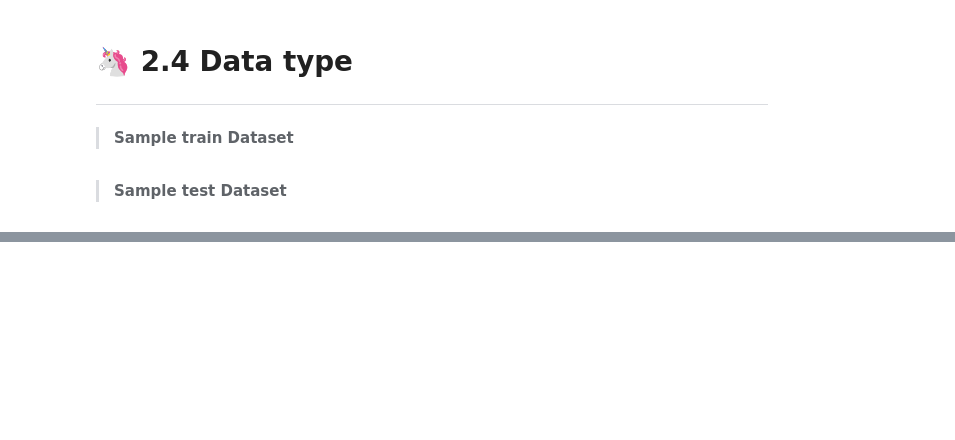
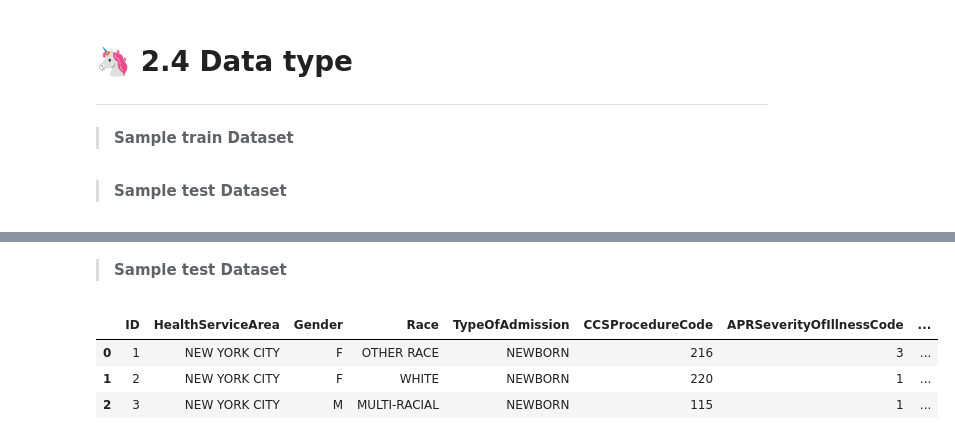
Before and after one commit to ChauHuynh1/DataScience, a Jupyter notebook: Hospital/HospitalProblem.ipynb, the cells around one changed output, grey strips where cells are left out. Cells and saved outputs as stored; diff of their text form; code cells hidden in the pictures; blank space fills up the shorter version.

```diff
--- a/Hospital/HospitalProblem.ipynb
+++ b/Hospital/HospitalProblem.ipynb
@@ -419,17 +418,16 @@ train['Survived'] = train['Survived'].astype('int')
 # %% [markdown]
 > **Sample test Dataset**
-# %%
-test['Survived'] = test['Survived'].astype('int')
-test['Survived'] = test['Survived'].astype('int')
-test['Survived'] = test['Survived'].astype('int')
-test['Survived'] = test['Survived'].astype('int')
-test['Survived'] = test['Survived'].astype('int')
-test['Survived'] = test['Survived'].astype('int')
-test['Survived'] = test['Survived'].astype('int')
-test['Survived'] = test['Survived'].astype('int')
-test['Survived'] = test['Survived'].astype('int')
-test['Survived'] = test['Survived'].astype('int')
-test['Survived'] = test['Survived'].astype('int')
-test['Survived'] = test['Survived'].astype('int')
-test['Survived'] = test['Survived'].astype('int')
-test['Survived'] = test['Survived'].astype('int')
+# %%
+test['TypeOfAdmission'] = test['TypeOfAdmission'].astype('string')
+test['Race'] = test['Race'].astype('string')
+test['PaymentTypology'] = test['PaymentTypology'].astype('string')
+test['Gender'] = test['Gender'].astype('string')
+test['EmergencyDepartmentIndicator'] = test['EmergencyDepartmentIndicator'].astype('string')
+test['CCSProcedureCode'] = test['CCSProcedureCode'].astype('int')
+test['APRSeverityOfIllnessCode'] = test['APRSeverityOfIllnessCode'].astype('int')
+test['BirthWeight'] = test['BirthWeight'].astype('int')
+test['AverageCostInCounty'] = test['AverageCostInCounty'].astype('int')
+test['AverageChargesInCounty'] = test['AverageChargesInCounty'].astype('int')
+test['AverageCostInFacility'] = test['AverageCostInFacility'].astype('int')
+test['AverageChargesInFacility'] = test['AverageChargesInFacility'].astype('int')
+test['AverageIncomeInZipCode'] = test['AverageIncomeInZipCode'].astype('int')
@@ -435,0 +449,11 @@ test['Survived'] = test['Survived'].astype('int')
+# %% [markdown]
+> **Sample test Dataset**
+# %%
+# Cast all values inside the dataframe (except the columns' name) into upper case.
+test = test.applymap(lambda s: s.upper() if type(s) == str else s)
+test.head(3)
+# %% [output]
+|  | ID | HealthServiceArea | Gender | Race | TypeOfAdmission | CCSProcedureCode | APRSeverityOfIllnessCode | ... |
+| 0 | 1 | NEW YORK CITY | F | OTHER RACE | NEWBORN | 216 | 3 | ... |
+| 1 | 2 | NEW YORK CITY | F | WHITE | NEWBORN | 220 | 1 | ... |
+| 2 | 3 | NEW YORK CITY | M | MULTI-RACIAL | NEWBORN | 115 | 1 | ... |
```
Also changed, not shown: parts of 7 cells of this notebook, 5 other files.
